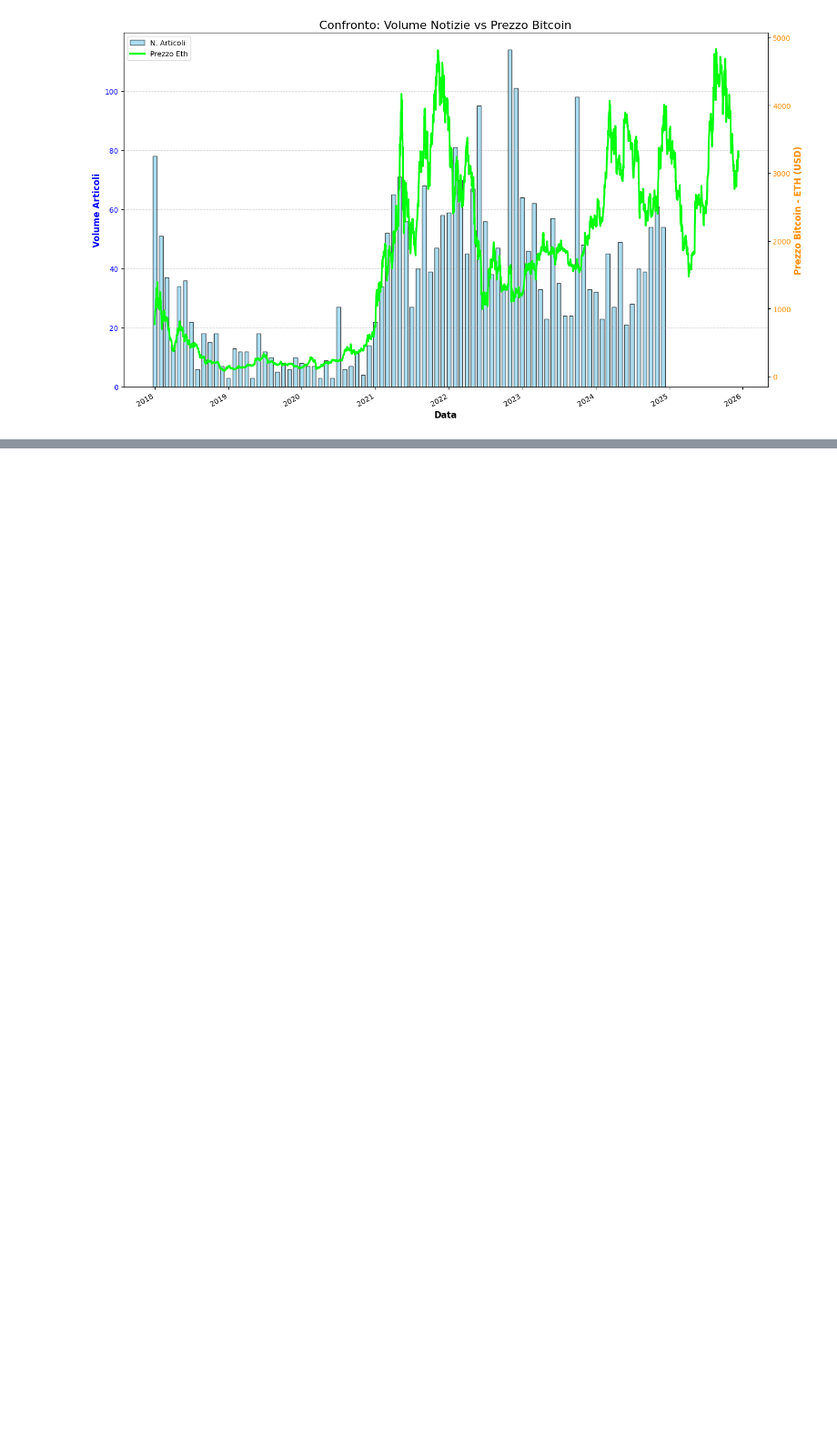
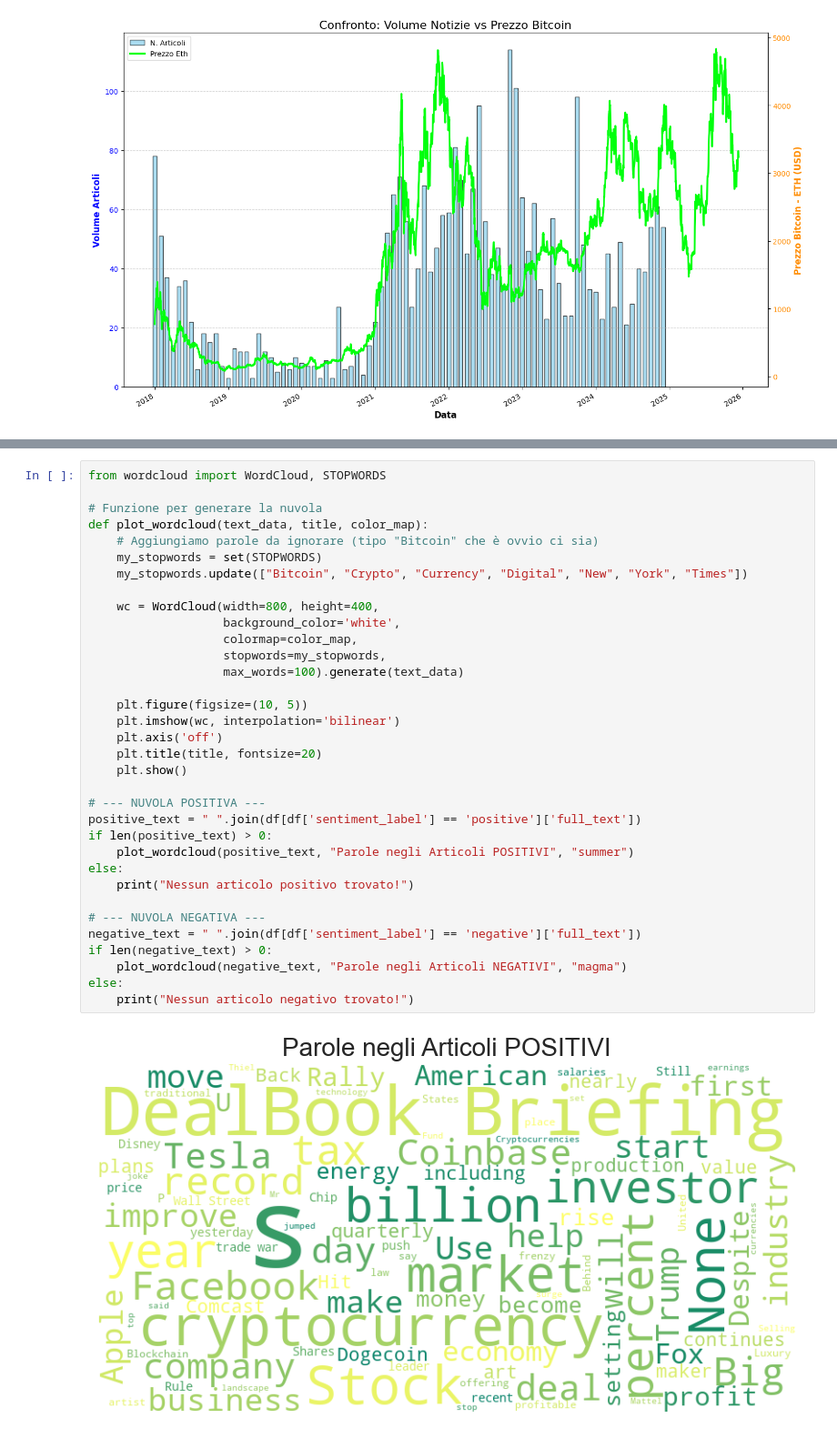
Before and after one commit to aronetommaso/DataMan-Project, a Jupyter notebook: bitcoin.ipynb, the cells around one changed output, grey strips where cells are left out. Shown at 91% size. Cells and saved outputs as stored; diff of their text form; blank space fills up the shorter version.

```diff
--- a/bitcoin.ipynb
+++ b/bitcoin.ipynb
@@ -1034,0 +1204,36 @@ client.close()
+# %%
+from wordcloud import WordCloud, STOPWORDS
+
+# Funzione per generare la nuvola
+def plot_wordcloud(text_data, title, color_map):
+    # Aggiungiamo parole da ignorare (tipo "Bitcoin" che è ovvio ci sia)
+    my_stopwords = set(STOPWORDS)
+    my_stopwords.update(["Bitcoin", "Crypto", "Currency", "Digital", "New", "York", "Times"])
+
+    wc = WordCloud(width=800, height=400,
+                   background_color='white',
+                   colormap=color_map,
+                   stopwords=my_stopwords,
+                   max_words=100).generate(text_data)
+
+    plt.figure(figsize=(10, 5))
+    plt.imshow(wc, interpolation='bilinear')
+    plt.axis('off')
+    plt.title(title, fontsize=20)
+    plt.show()
+
+# --- NUVOLA POSITIVA ---
+positive_text = " ".join(df[df['sentiment_label'] == 'positive']['full_text'])
+if len(positive_text) > 0:
+    plot_wordcloud(positive_text, "Parole negli Articoli POSITIVI", "summer")
+else:
+    print("Nessun articolo positivo trovato!")
+
+# --- NUVOLA NEGATIVA ---
+negative_text = " ".join(df[df['sentiment_label'] == 'negative']['full_text'])
+if len(negative_text) > 0:
+    plot_wordcloud(negative_text, "Parole negli Articoli NEGATIVI", "magma")
+else:
+    print("Nessun articolo negativo trovato!")
+# %% [output]
+[figure, added]
```
Also changed, not shown: parts of 9 cells of this notebook, 1 other file.
